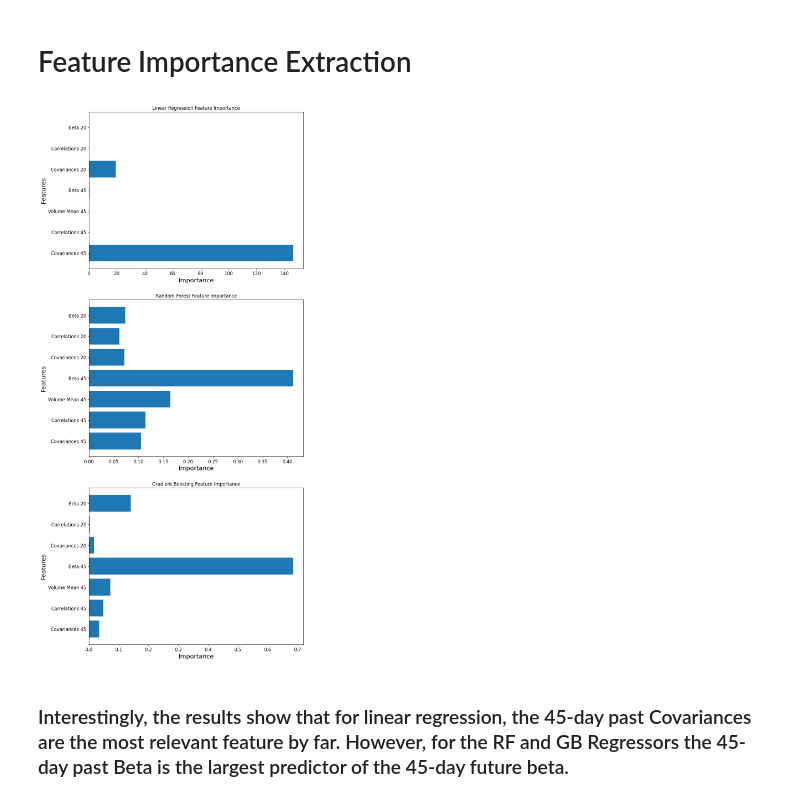
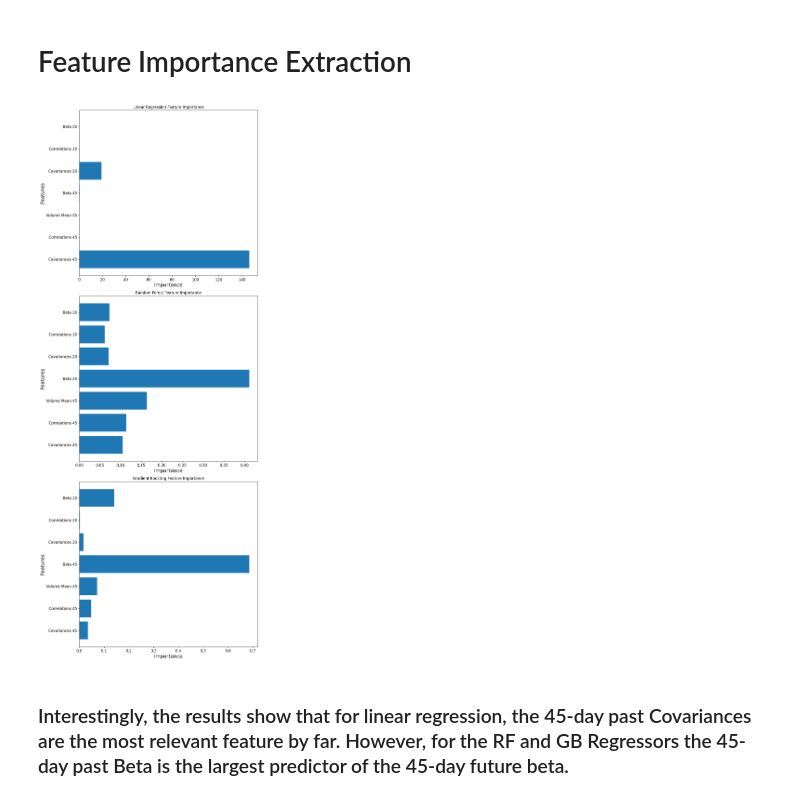
Before and after one commit to albertonavaa/Selected-Projects, a Jupyter notebook: Beta_prediction.ipynb, the cells around one changed output. Drawn from its saved outputs; the diff is of its cells as text; code cells hidden in the pictures.

```diff
--- a/Beta_prediction.ipynb
+++ b/Beta_prediction.ipynb
@@ -345,29 +346,29 @@ fig.savefig('Beta_Model_eval.jpg', dpi=300)
 # %%
 # Now we extract the feature importance or coefficients
 importance = {}
 
 # For Linear Regression, use the absolute value of the coefficients
 importance['Linear Regression'] = np.abs(models['Linear Regression'].coef_)
 
 # For Random Forest and Gradient Boosting, use the feature_importances_ attribute
 importance['Random Forest'] = models['Random Forest'].feature_importances_
 importance['Gradient Boosting'] = models['Gradient Boosting'].feature_importances_
 
 
 # Extract features
 features = X.columns
 
 # Plot feature importance for each model in a bar plot
 fig, ax = plt.subplots(3,1,figsize=(10, 25))
 
 for i, (name, imp) in enumerate(importance.items(), start=1):
     ax[i-1].barh(features, imp)
     ax[i-1].set_title(f'{name} Feature Importance')
     ax[i-1].set_xlabel('Importance')
     ax[i-1].set_ylabel('Features')
-
-fig.savefig('Beta_Feature_imp.jpg', dpi=300)
+fig.tight_layout()
+fig.savefig('Beta_Feature_imp.jpg', dpi=100)
 # %% [output]
-[figure, old version]
+[figure, new version]
 # %% [markdown]
 ### Interestingly, the results show that for linear regression, the 45-day past Covariances are the most relevant feature by far. However, for the RF and GB Regressors the 45-day past Beta is the largest predictor of the 45-day future beta.
```
Also changed, not shown: parts of 1 cell of this notebook.
